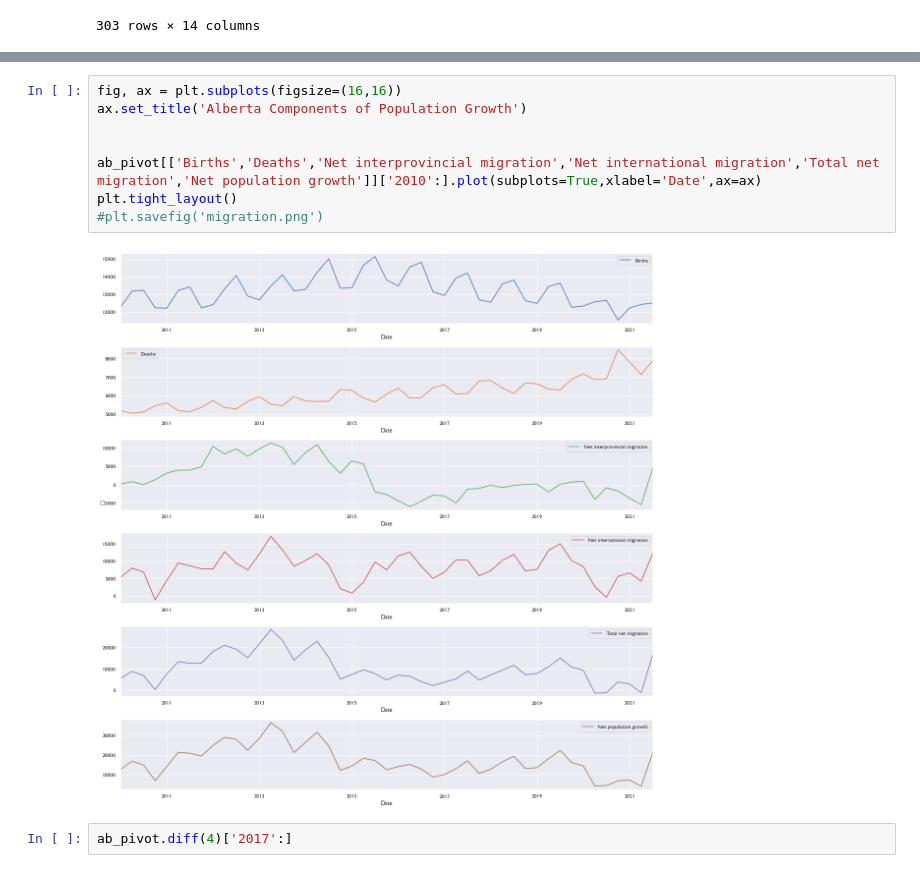
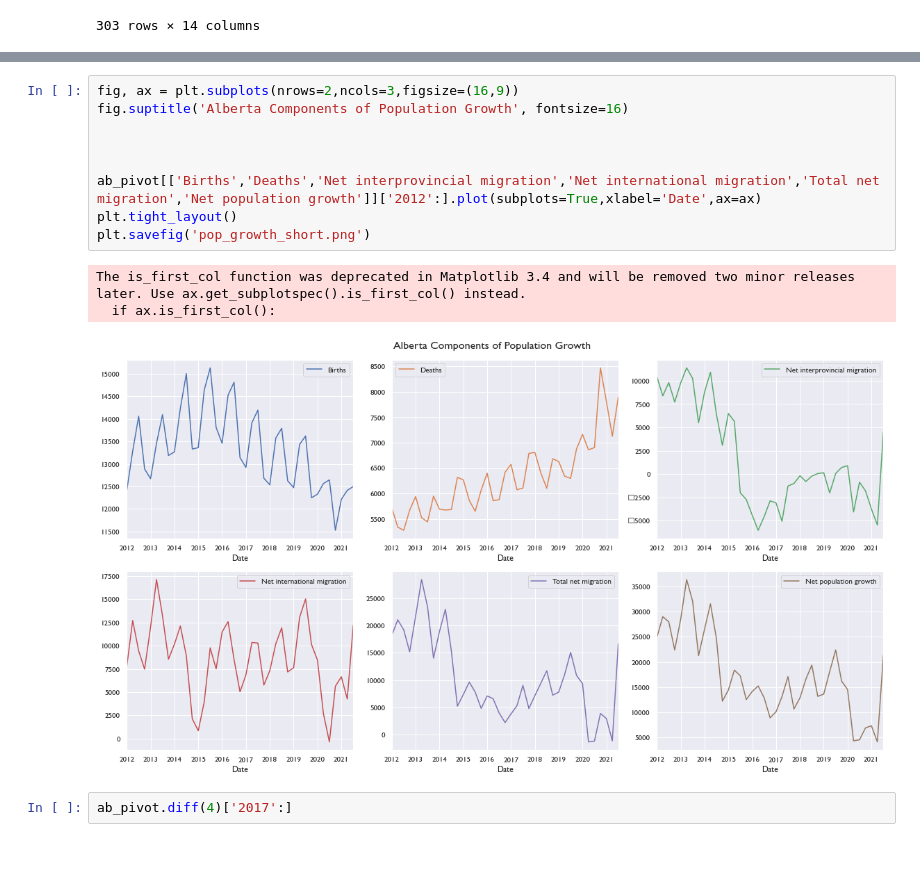
Before and after one commit to doublebigmak/housing_stats, a Jupyter notebook: ab_migration.ipynb, the cells around one changed output, grey strips where cells are left out. Drawn from its saved outputs; the diff is of its cells as text.

Commit message:
updated charts

```diff
--- a/ab_migration.ipynb
+++ b/ab_migration.ipynb
@@ -129,13 +135,16 @@ plt.savefig('migration.png')
 # %%
-fig, ax = plt.subplots(figsize=(16,16))
-ax.set_title('Alberta Components of Population Growth')
+fig, ax = plt.subplots(nrows=2,ncols=3,figsize=(16,9))
+fig.suptitle('Alberta Components of Population Growth', fontsize=16)
 
 
-ab_pivot[['Births','Deaths','Net interprovincial migration','Net international migration','Total net migration','Net population growth']]['2010':].plot(subplots=True,xlabel='Date',ax=ax)
+
+ab_pivot[['Births','Deaths','Net interprovincial migration','Net international migration','Total net migration','Net population growth']]['2012':].plot(subplots=True,xlabel='Date',ax=ax)
 plt.tight_layout()
-#plt.savefig('migration.png')
+plt.savefig('pop_growth_short.png')
 # %% [output]
+The is_first_col function was deprecated in Matplotlib 3.4 and will be removed two minor releases later. Use ax.get_subplotspec().is_first_col() instead.
+  if ax.is_first_col():
-[figure, old version]
+[figure, new version]
 # %%
 ab_pivot.diff(4)['2017':]
 # %% [output]
```
Also changed, not shown: parts of 5 cells of this notebook, 4 other files.
